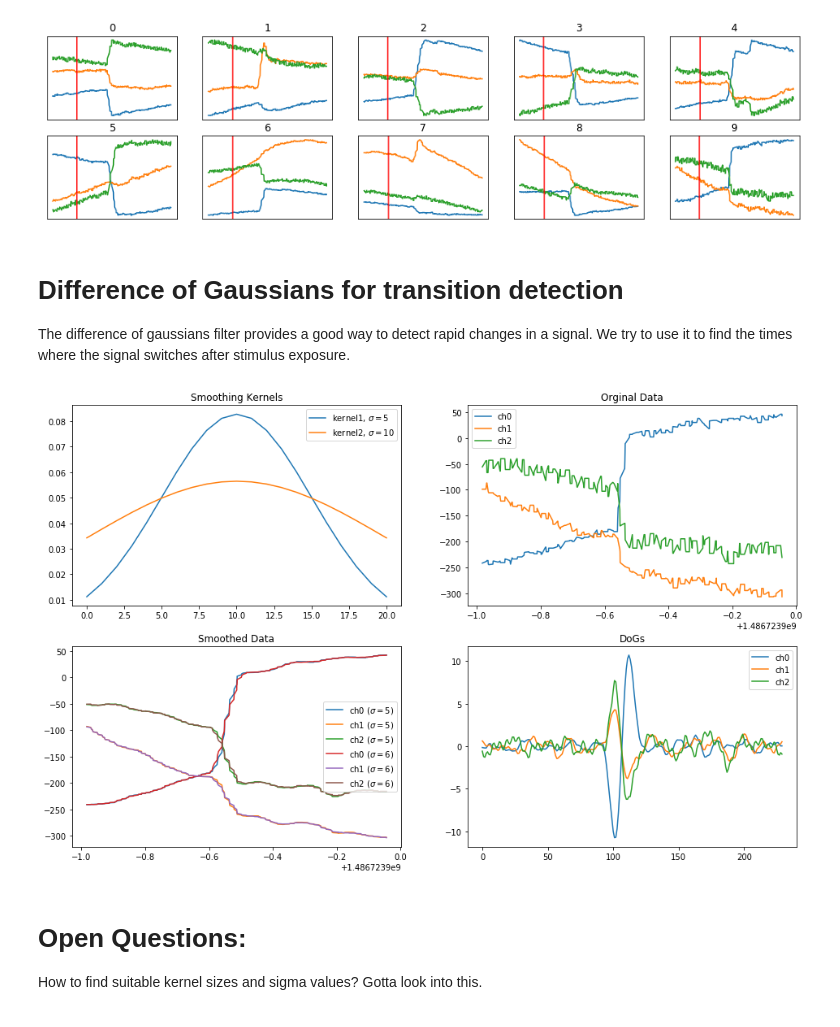
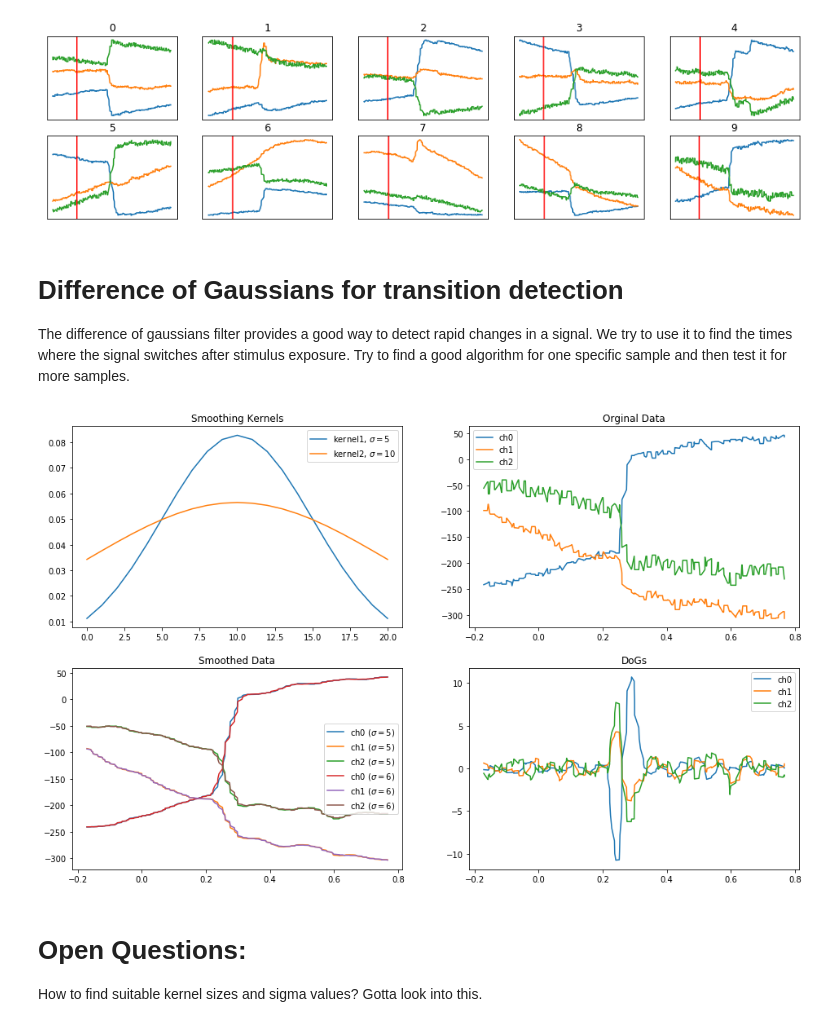
Before and after one commit to jleugeri/traumschreiber_EOG, a Jupyter notebook: patrick/data_analysis.ipynb, the cells around one changed output. Saved outputs shown, nothing was run; the diff lists cells and outputs as text; code cells hidden in the pictures.

```diff
--- a/patrick/data_analysis.ipynb
+++ b/patrick/data_analysis.ipynb
@@ -297,7 +297,7 @@ dataset 0
 [figure]
 # %% [markdown]
 # Difference of Gaussians for transition detection
-The difference of gaussians filter provides a good way to detect rapid changes in a signal. We try to use it to find the times where the signal switches after stimulus exposure.
+The difference of gaussians filter provides a good way to detect rapid changes in a signal. We try to use it to find the times where the signal switches after stimulus exposure. Try to find a good algorithm for one specific sample and then test it for more samples.
 # %%
 # set up figure
 axes = iter(plt.subplots(2,2, figsize=(16, 10))[0].axes)
@@ -308,6 +308,7 @@ w = (-50, 200)
 window = filtered_datasets[0][i+w[0]:i+w[1], :]
 eog = window[:, eog_idx]
 times = window[:, time_idx]
+times = times - times[-w[0]]
 
 
 # set up kernels
@@ -337,35 +338,35 @@ smoothed_eog2 = np.apply_along_axis(lambda channel: sp.signal.convolve(channel,
 d = eog.shape[0] - smoothed_eog1.shape[0]
 valid_idxs = np.s_[round(d/2):-round(d/2)]
 valid_times = times[valid_idxs]
 valid_eog = eog[valid_idxs, :]
 
 
 # plot original data
 plt.sca(next(axes))
 plt.title('Orginal Data')
 lines = plt.plot(valid_times, valid_eog)
 channel_names = ['ch{}'.format(i) for i in range(3)]
 plt.legend(lines, channel_names)
 
 # plot smoothed data
 plt.sca(next(axes))
 plt.title('Smoothed Data')
 lines1 = plt.plot(valid_times, smoothed_eog1)
 lines2 = plt.plot(valid_times, smoothed_eog2)
 plt.legend(lines1 + lines2, ['ch{} ($\sigma = {}$)'.format(ch, s) for s in [5,6] for ch in range(3)])
 
 
 # calculate Difference of Gaussians
 dogs = smoothed_eog1 - smoothed_eog2
 
 # plot DoGs
 plt.sca(next(axes))
 plt.title('DoGs')
-lines = plt.plot(dogs)
+lines = plt.plot(valid_times, dogs)
 plt.legend(lines, channel_names)
 pass
 # %% [output]
-[figure, old version]
+[figure, new version]
 # %% [markdown]
 # Open Questions:
 How to find suitable kernel sizes and sigma values? Gotta look into this.
```
Also changed, not shown: parts of 7 cells of this notebook.
